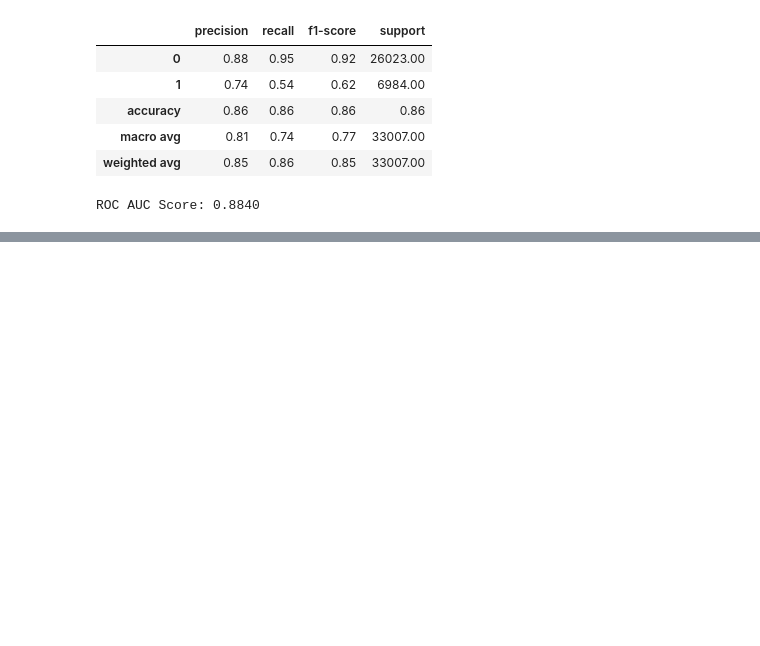
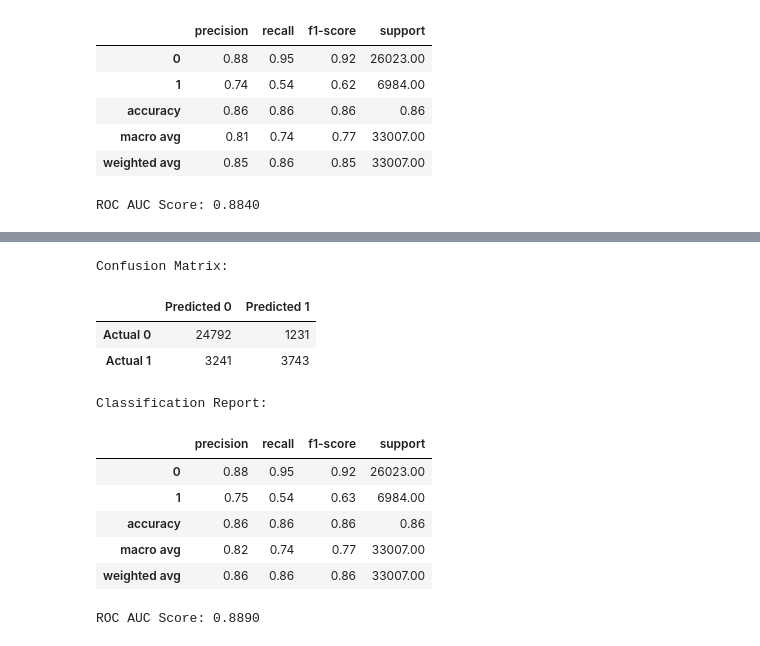
Before and after one commit to naomitogbe/kaggle-binary-classification, a Jupyter notebook: churn_modelling.ipynb, the cells around one changed output, grey strips where cells are left out. Drawn from its saved outputs; the diff is of its cells as text; code cells hidden in the pictures; blank space fills up the shorter version.

```diff
--- a/churn_modelling.ipynb
+++ b/churn_modelling.ipynb
@@ -361,0 +465,53 @@ ROC AUC Score: 0.8840
+# %%
+from catboost import CatBoostClassifier
+from sklearn.metrics import classification_report, confusion_matrix, roc_auc_score
+
+# Initialise CatBoost
+cat_clf = CatBoostClassifier(
+    iterations=100,              # Number of boosting rounds
+    learning_rate=0.1,
+    depth=6,
+    loss_function='Logloss',
+    eval_metric='AUC',
+    random_seed=42,
+    verbose=0                    # Suppress training output
+)
+
+# Train
+cat_clf.fit(X_train, y_train)
+
+# Predict
+y_pred_cat = cat_clf.predict(X_test)
+y_proba_cat = cat_clf.predict_proba(X_test)[:, 1]
+
+# Confusion Matrix
+conf_matrix_cat = pd.DataFrame(
+    confusion_matrix(y_test, y_pred_cat),
+    index=["Actual 0", "Actual 1"],
+    columns=["Predicted 0", "Predicted 1"]
+)
+print("Confusion Matrix:")
+display(conf_matrix_cat)
+
+# Classification Report
+report_cat = classification_report(y_test, y_pred_cat, output_dict=True)
+report_cat_df = pd.DataFrame(report_cat).T
+print("\nClassification Report:")
+display(report_cat_df.round(2))
+
+# ROC AUC Score
+roc_cat_score = roc_auc_score(y_test, y_proba_cat)
+print(f"\nROC AUC Score: {roc_cat_score:.4f}")
+# %% [output]
+Confusion Matrix:
+|  | Predicted 0 | Predicted 1 |
+| Actual 0 | 24792 | 1231 |
+| Actual 1 | 3241 | 3743 |
+Classification Report:
+|  | precision | recall | f1-score | support |
+| 0 | 0.88 | 0.95 | 0.92 | 26023.00 |
+| 1 | 0.75 | 0.54 | 0.63 | 6984.00 |
+| accuracy | 0.86 | 0.86 | 0.86 | 0.86 |
+| macro avg | 0.82 | 0.74 | 0.77 | 33007.00 |
+| weighted avg | 0.86 | 0.86 | 0.86 | 33007.00 |
+ROC AUC Score: 0.8890
```
Also changed, not shown: parts of 4 cells of this notebook, 4 other files.
